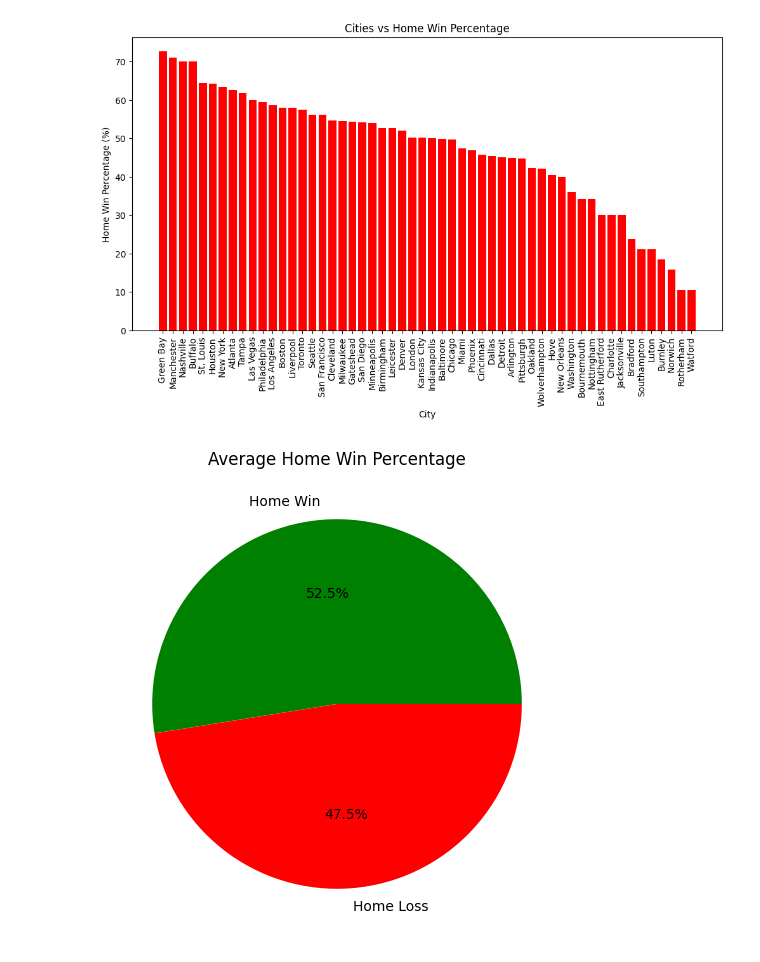
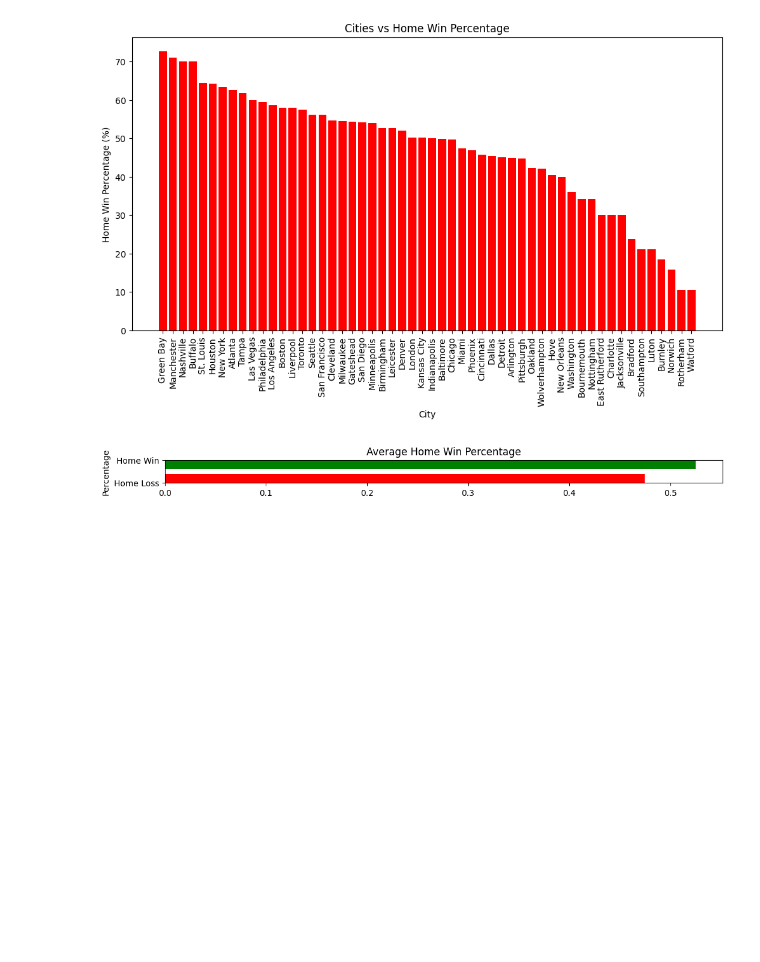
Before and after one commit to aalemay/Data-Science-ML-Training, a Jupyter notebook: Sports_Scraping_and_Graphing.ipynb, the cells around one changed output. Saved outputs shown, nothing was run; the diff lists cells and outputs as text; code cells hidden in the pictures; blank space fills up the shorter version.

```diff
--- a/Sports_Scraping_and_Graphing.ipynb
+++ b/Sports_Scraping_and_Graphing.ipynb
@@ -723,10 +723,11 @@ plt.show()
 # %%
 home_win_avg = all_data["Home Win"].mean()
 
-plt.figure(figsize=(6, 6))
-plt.pie([home_win_avg, 1 - home_win_avg], labels=["Home Win", "Home Loss"], autopct="%1.1f%%", colors=["green", "red"])
+plt.figure(figsize=(12, 0.5))
+plt.barh(["Home Loss", "Home Win"], [1 - home_win_avg, home_win_avg], color=["red", "green"])
+plt.ylabel("Percentage")
 plt.title("Average Home Win Percentage")
-plt.savefig("average_home_wins.png", dpi=300, bbox_inches="tight")
+plt.ylim(0, 1)
 plt.show()
 # %% [output]
-[figure, old version]
+[figure, new version]
```
